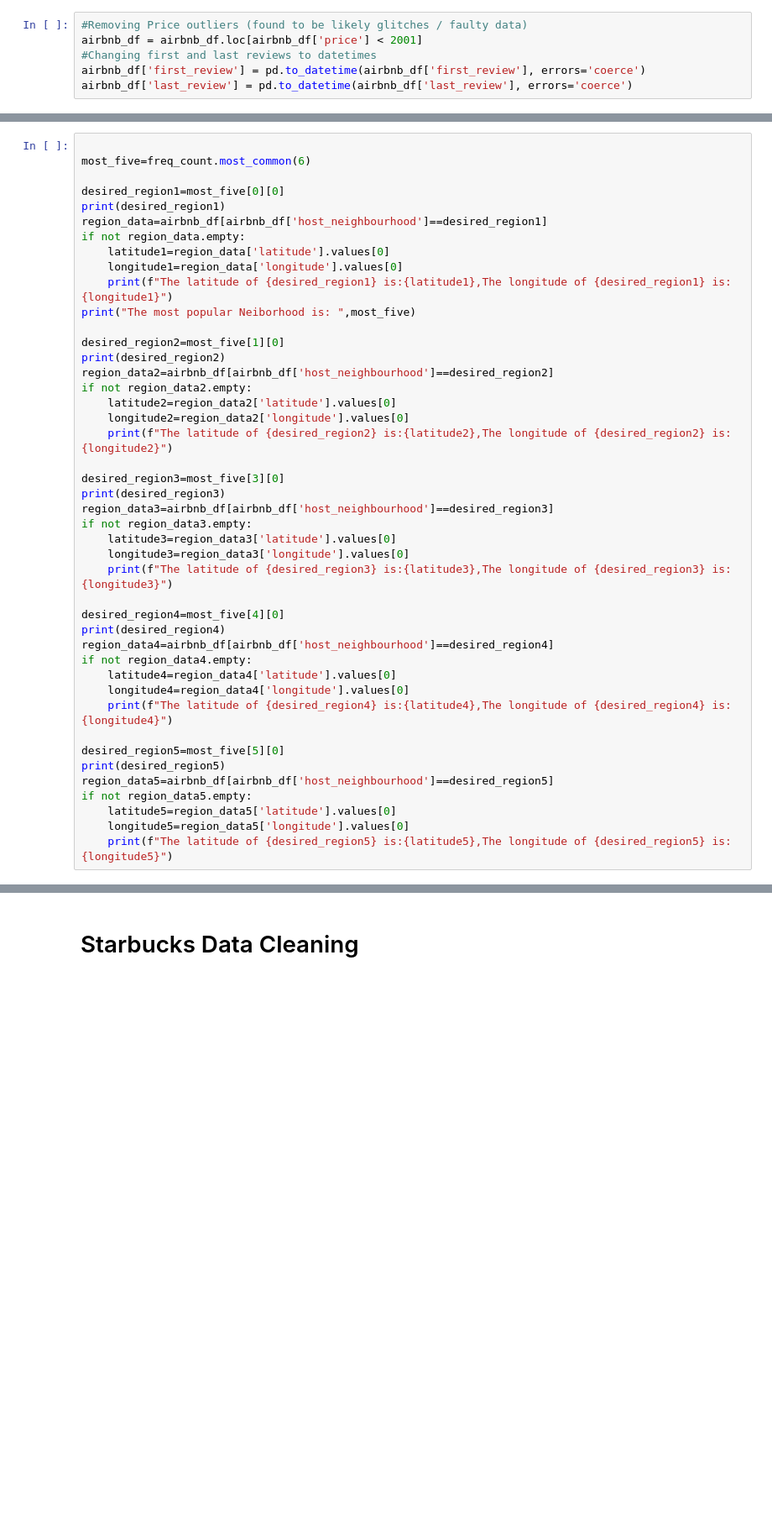
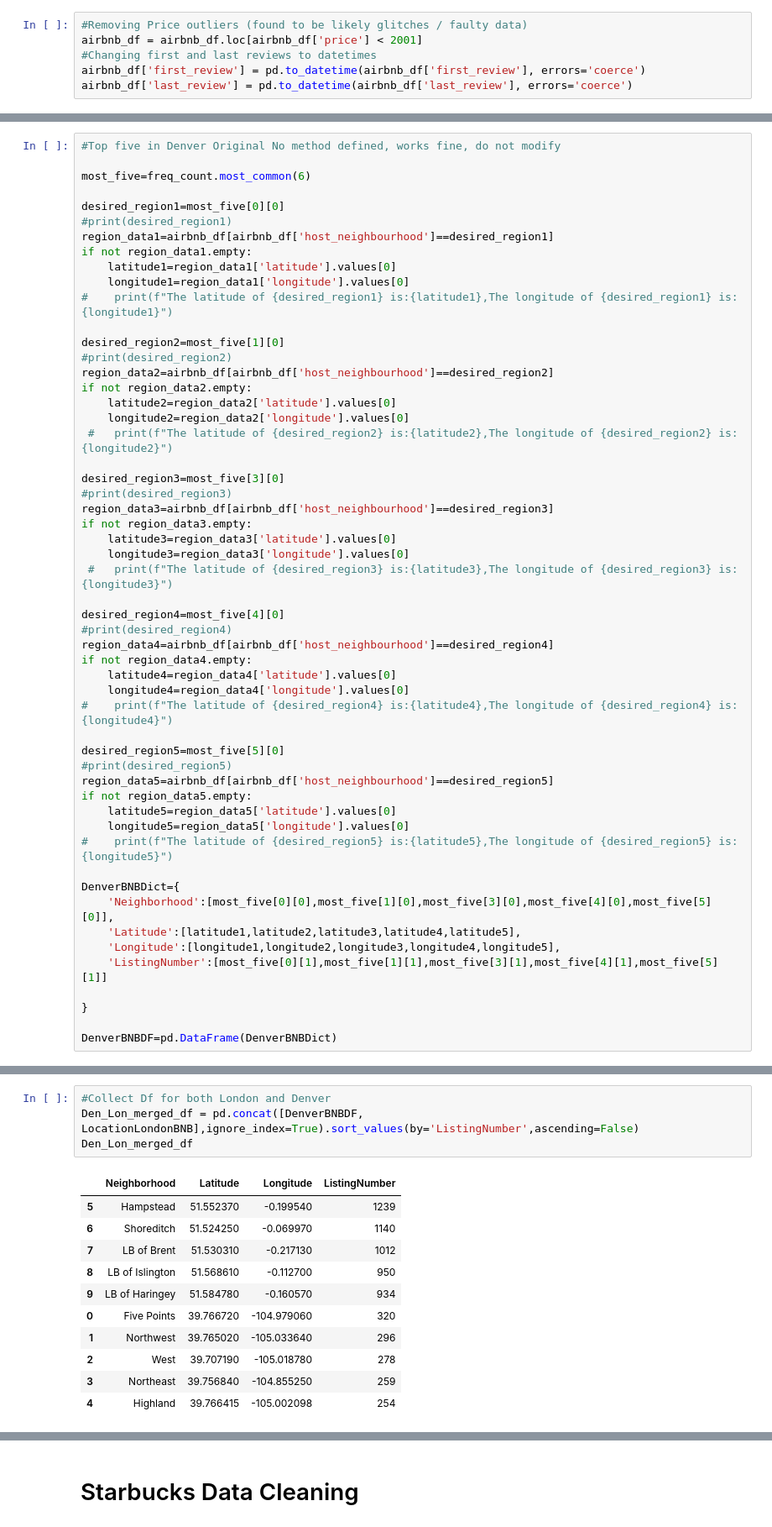
Before and after one commit to mdipinto1/m.c-squared, a Jupyter notebook: map_notebook_cz.ipynb, the cells around one changed output, grey strips where cells are left out. Shown at 84% size. Cells and saved outputs as stored; diff of their text form; blank space fills up the shorter version.

```diff
--- a/map_notebook_cz.ipynb
+++ b/map_notebook_cz.ipynb
@@ -194,44 +558,54 @@ Index(['description', 'neighborhood_overview', 'host_neighbourhood',
 # %%
+#Top five in Denver Original No method defined, works fine, do not modify
 
 most_five=freq_count.most_common(6)
 
 desired_region1=most_five[0][0]
-print(desired_region1)
-region_data=airbnb_df[airbnb_df['host_neighbourhood']==desired_region1]
-if not region_data.empty:
-    latitude1=region_data['latitude'].values[0]
-    longitude1=region_data['longitude'].values[0]
-    print(f"The latitude of {desired_region1} is:{latitude1},The longitude of {desired_region1} is:{longitude1}")
-print("The most popular Neiborhood is: ",most_five)
+#print(desired_region1)
+region_data1=airbnb_df[airbnb_df['host_neighbourhood']==desired_region1]
+if not region_data1.empty:
+    latitude1=region_data1['latitude'].values[0]
+    longitude1=region_data1['longitude'].values[0]
+#    print(f"The latitude of {desired_region1} is:{latitude1},The longitude of {desired_region1} is:{longitude1}")
 
 desired_region2=most_five[1][0]
-print(desired_region2)
+#print(desired_region2)
 region_data2=airbnb_df[airbnb_df['host_neighbourhood']==desired_region2]
 if not region_data2.empty:
     latitude2=region_data2['latitude'].values[0]
     longitude2=region_data2['longitude'].values[0]
-    print(f"The latitude of {desired_region2} is:{latitude2},The longitude of {desired_region2} is:{longitude2}")
+ #   print(f"The latitude of {desired_region2} is:{latitude2},The longitude of {desired_region2} is:{longitude2}")
 
 desired_region3=most_five[3][0]
-print(desired_region3)
+#print(desired_region3)
 region_data3=airbnb_df[airbnb_df['host_neighbourhood']==desired_region3]
 if not region_data3.empty:
     latitude3=region_data3['latitude'].values[0]
     longitude3=region_data3['longitude'].values[0]
-    print(f"The latitude of {desired_region3} is:{latitude3},The longitude of {desired_region3} is:{longitude3}")
+ #   print(f"The latitude of {desired_region3} is:{latitude3},The longitude of {desired_region3} is:{longitude3}")
 
 desired_region4=most_five[4][0]
-print(desired_region4)
+#print(desired_region4)
 region_data4=airbnb_df[airbnb_df['host_neighbourhood']==desired_region4]
 if not region_data4.empty:
     latitude4=region_data4['latitude'].values[0]
     longitude4=region_data4['longitude'].values[0]
-    print(f"The latitude of {desired_region4} is:{latitude4},The longitude of {desired_region4} is:{longitude4}")
+#    print(f"The latitude of {desired_region4} is:{latitude4},The longitude of {desired_region4} is:{longitude4}")
 
 desired_region5=most_five[5][0]
-print(desired_region5)
+#print(desired_region5)
 region_data5=airbnb_df[airbnb_df['host_neighbourhood']==desired_region5]
 if not region_data5.empty:
     latitude5=region_data5['latitude'].values[0]
     longitude5=region_data5['longitude'].values[0]
-    print(f"The latitude of {desired_region5} is:{latitude5},The longitude of {desired_region5} is:{longitude5}")
+#    print(f"The latitude of {desired_region5} is:{latitude5},The longitude of {desired_region5} is:{longitude5}")
+
+DenverBNBDict={
+    'Neighborhood':[most_five[0][0],most_five[1][0],most_five[3][0],most_five[4][0],most_five[5][0]],
+    'Latitude':[latitude1,latitude2,latitude3,latitude4,latitude5],
+    'Longitude':[longitude1,longitude2,longitude3,longitude4,longitude5],
+    'ListingNumber':[most_five[0][1],most_five[1][1],most_five[3][1],most_five[4][1],most_five[5][1]]
+
+}
+
+DenverBNBDF=pd.DataFrame(DenverBNBDict)
@@ -296,0 +663,16 @@ mymap
+# %%
+#Collect Df for both London and Denver
+Den_Lon_merged_df = pd.concat([DenverBNBDF, LocationLondonBNB],ignore_index=True).sort_values(by='ListingNumber',ascending=False)
+Den_Lon_merged_df
+# %% [output]
+|  | Neighborhood | Latitude | Longitude | ListingNumber |
+| 5 | Hampstead | 51.552370 | -0.199540 | 1239 |
+| 6 | Shoreditch | 51.524250 | -0.069970 | 1140 |
+| 7 | LB of Brent | 51.530310 | -0.217130 | 1012 |
+| 8 | LB of Islington | 51.568610 | -0.112700 | 950 |
+| 9 | LB of Haringey | 51.584780 | -0.160570 | 934 |
+| 0 | Five Points | 39.766720 | -104.979060 | 320 |
+| 1 | Northwest | 39.765020 | -105.033640 | 296 |
+| 2 | West | 39.707190 | -105.018780 | 278 |
+| 3 | Northeast | 39.756840 | -104.855250 | 259 |
+| 4 | Highland | 39.766415 | -105.002098 | 254 |
```
Also changed, not shown: parts of 52 cells of this notebook.
